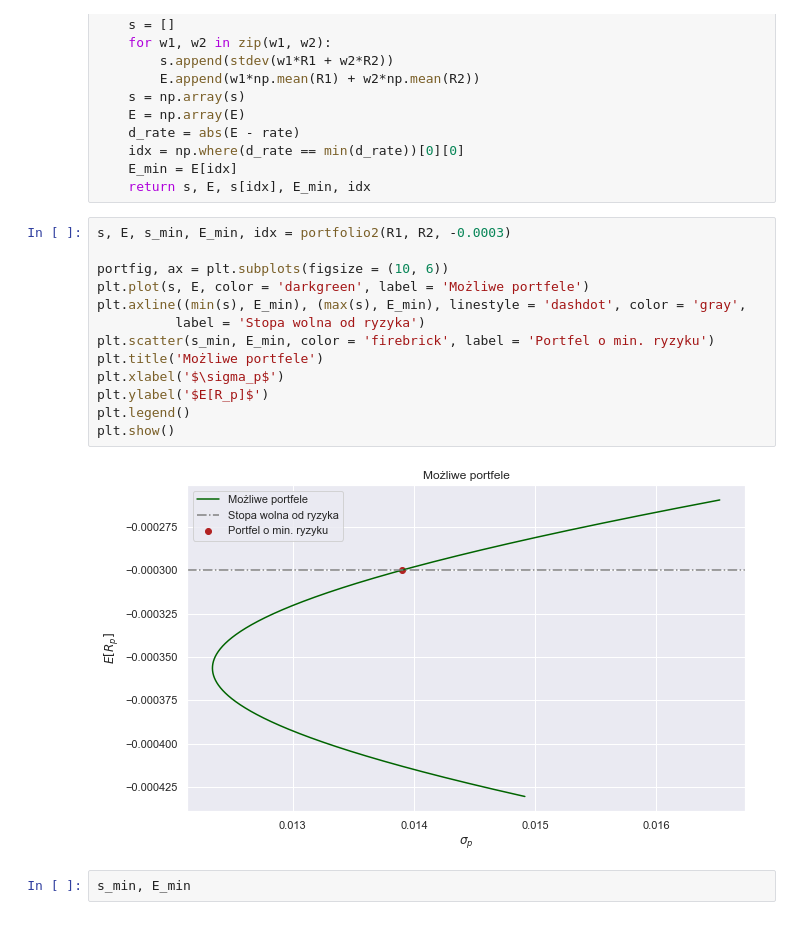
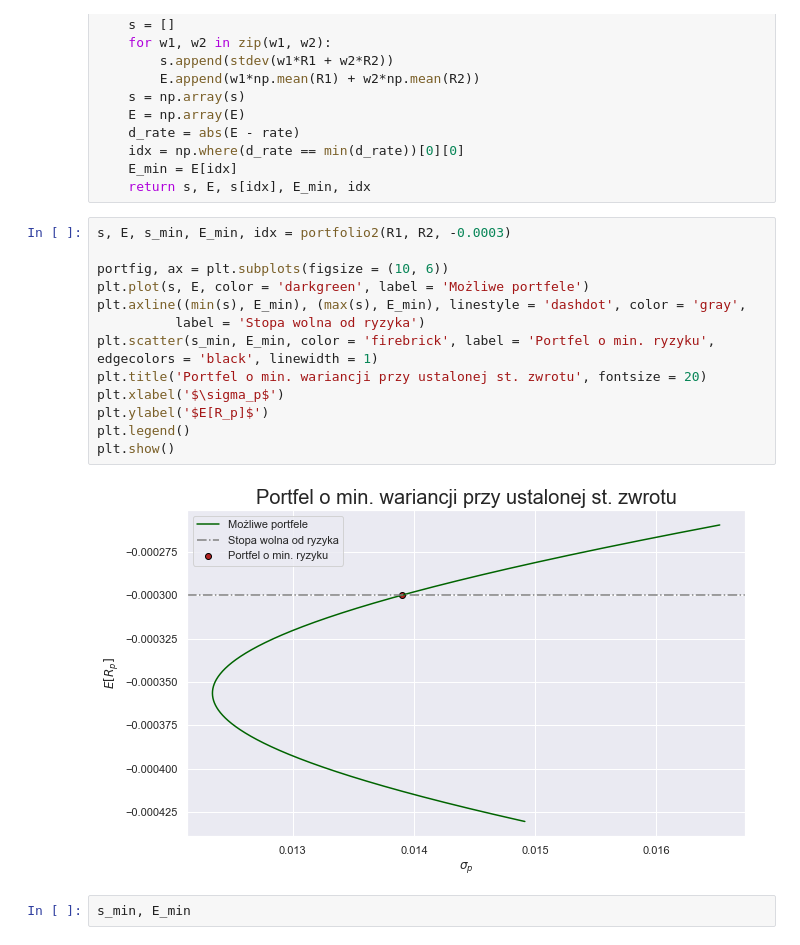
Before and after one commit to Szymex49/NVIDIA_risk_management, a Jupyter notebook: Raport_3/Wiktorowski.ipynb, the cells around one changed output. Drawn from its saved outputs; the diff is of its cells as text.

```diff
--- a/Raport_3/Wiktorowski.ipynb
+++ b/Raport_3/Wiktorowski.ipynb
@@ -260,18 +240,18 @@ def portfolio2(R1, R2, rate):
 # %%
 s, E, s_min, E_min, idx = portfolio2(R1, R2, -0.0003)
 
 portfig, ax = plt.subplots(figsize = (10, 6))
 plt.plot(s, E, color = 'darkgreen', label = 'Możliwe portfele')
 plt.axline((min(s), E_min), (max(s), E_min), linestyle = 'dashdot', color = 'gray',
           label = 'Stopa wolna od ryzyka')
-plt.scatter(s_min, E_min, color = 'firebrick', label = 'Portfel o min. ryzyku')
-plt.title('Możliwe portfele')
+plt.scatter(s_min, E_min, color = 'firebrick', label = 'Portfel o min. ryzyku', edgecolors = 'black', linewidth = 1)
+plt.title('Portfel o min. wariancji przy ustalonej st. zwrotu', fontsize = 20)
 plt.xlabel('$\sigma_p$')
 plt.ylabel('$E[R_p]$')
 plt.legend()
 plt.show()
 # %% [output]
-[figure, old version]
+[figure, new version]
 # %%
 s_min, E_min
 # %% [output]
```
Also changed, not shown: parts of 80 cells of this notebook.
